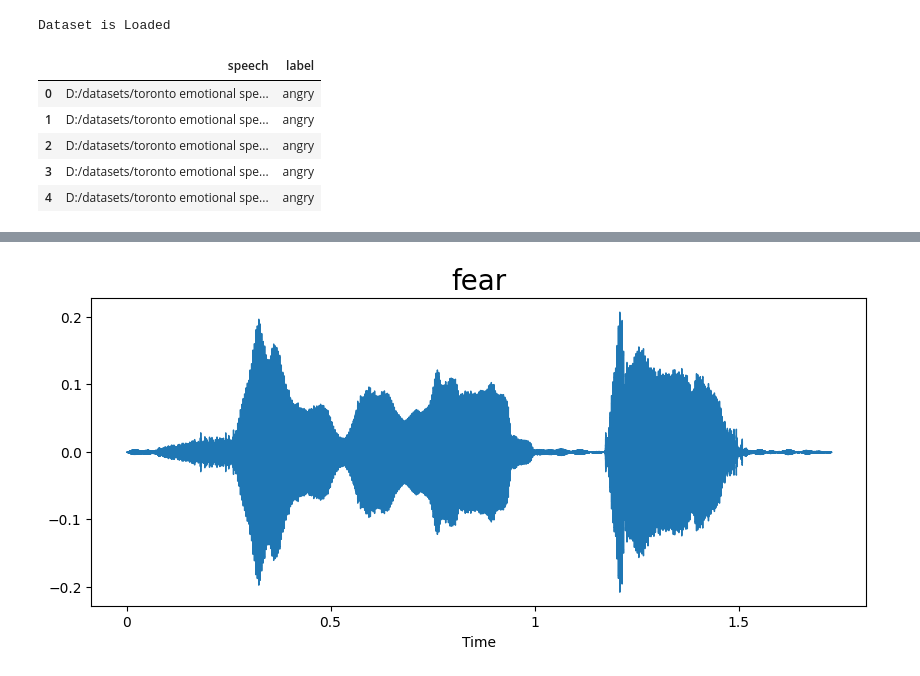
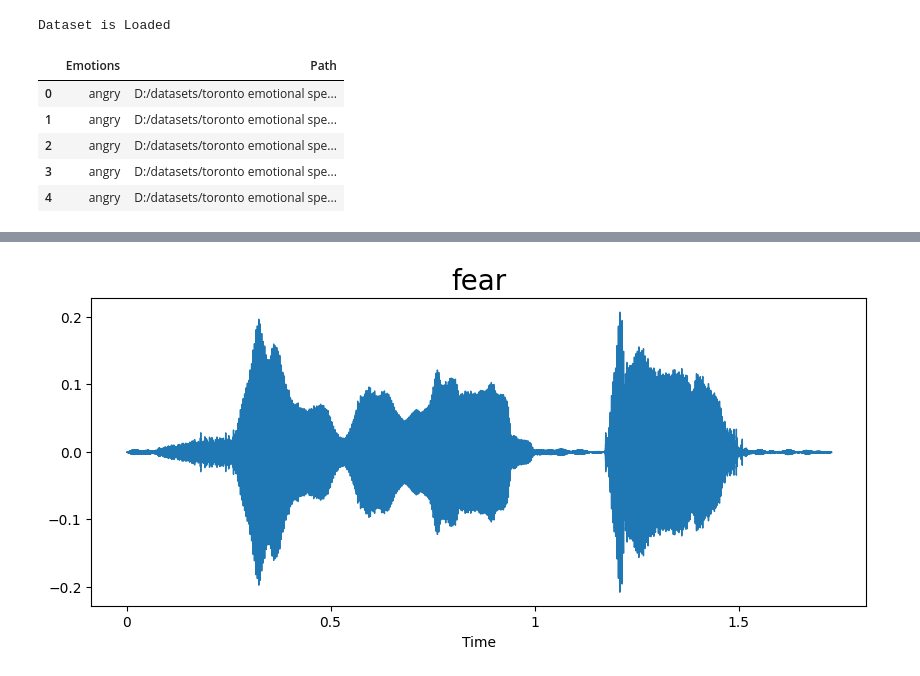
Before and after one commit to mikaozora/speech-emotion-recognition, a Jupyter notebook: SER2.ipynb, the cells around one changed output, grey strips where cells are left out. Drawn from its saved outputs; the diff is of its cells as text; code cells hidden in the pictures.

```diff
--- a/SER2.ipynb
+++ b/SER2.ipynb
@@ -45,15 +45,3 @@ for dirname, _, filenames in os.walk('D:/datasets/toronto emotional speech'):
 print('Dataset is Loaded')
 # %% [output]
 Dataset is Loaded
-# %%
-df = pd.DataFrame()
-df['speech'] = paths
-df['label'] = labels
-df.head()
-# %% [output]
-|  | speech | label |
-| 0 | D:/datasets/toronto emotional spe... | angry |
-| 1 | D:/datasets/toronto emotional spe... | angry |
-| 2 | D:/datasets/toronto emotional spe... | angry |
-| 3 | D:/datasets/toronto emotional spe... | angry |
-| 4 | D:/datasets/toronto emotional spe... | angry |
@@ -60 +50,32 @@ df.head()
+# %%
+tess_directory_list = os.listdir(path)
+
+file_emotion = []
+file_path = []
+
+for dir in tess_directory_list:
+    directories = os.listdir(path + dir)
+    for file in directories:
+        part = file.split('.')[0]
+        part = part.split('_')[2]
+        if part=='ps':
+            file_emotion.append('surprise')
+        else:
+            file_emotion.append(part.lower())
+        file_path.append(path + dir + '/' + file)
+
+# dataframe for emotion of files
+emotion_df = pd.DataFrame(file_emotion, columns=['Emotions'])
+
+# dataframe for path of files.
+path_df = pd.DataFrame(file_path, columns=['Path'])
+df = pd.concat([emotion_df, path_df], axis=1)
+df.head()
+# %% [output]
+|  | Emotions | Path |
+| 0 | angry | D:/datasets/toronto emotional spe... |
+| 1 | angry | D:/datasets/toronto emotional spe... |
+| 2 | angry | D:/datasets/toronto emotional spe... |
+| 3 | angry | D:/datasets/toronto emotional spe... |
+| 4 | angry | D:/datasets/toronto emotional spe... |
 # %%
```
Also changed, not shown: parts of 26 cells of this notebook, 4 other files.
